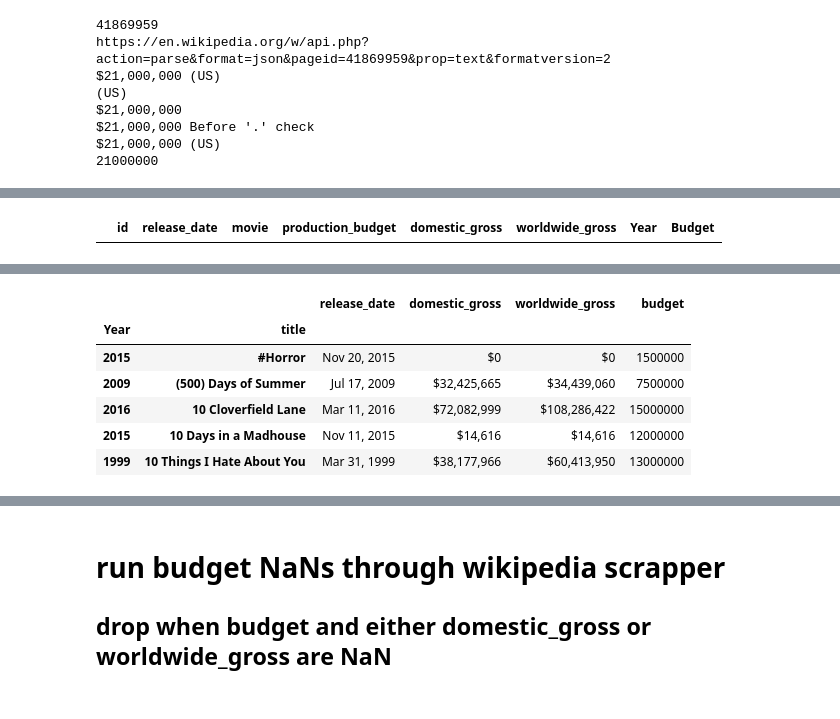
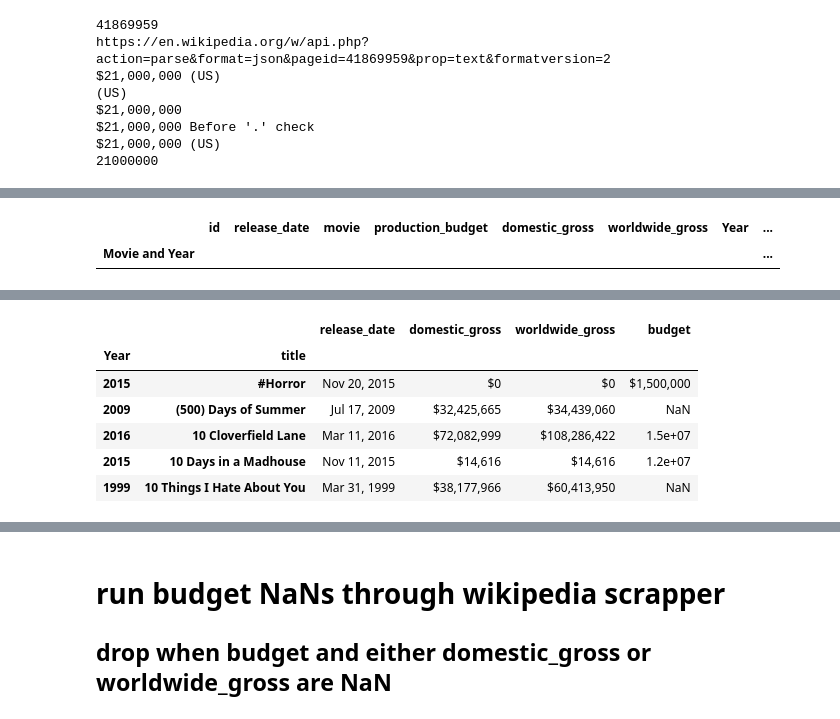
Before and after one commit to stone-ericm/flatiron_phase1_project, a Jupyter notebook: Untitled.ipynb, the cells around one changed output, grey strips where cells are left out. Drawn from its saved outputs; the diff is of its cells as text; code cells hidden in the pictures.

```diff
--- a/Untitled.ipynb
+++ b/Untitled.ipynb
@@ -520,7 +493,8 @@ budget_dict['Warcraft 2016']
 budget_df = pd.DataFrame.from_dict(data = budget_dict, orient = 'index', columns=['Budget'])
 # budget_df['Budget'] = budget_df['Budget'].fillna(-1)
 # %%
-budget_df.to_csv('wiki_budget.csv', mode = 'w')
+# budget_df.to_csv('wiki_budget.csv', mode = 'w')
+budget_df = pd.read_csv('wiki_budget.csv')
 # %%
 working_df_3g.info()
 # %% [output]
@@ -544,5 +520,5 @@ memory usage: 1.9+ MB
 # %%
-# tn_movie_budgets['Year'] = pd.DatetimeIndex(tn_movie_budgets['release_date']).year
+tn_movie_budgets['Year'] = pd.DatetimeIndex(tn_movie_budgets['release_date']).year
 tn_movie_budgets.info()
 # %% [output]
 <class 'pandas.core.frame.DataFrame'>
@@ -570,7 +548,8 @@ tn_movie_budgets.head()
 | 3 | 4 | May 1, 2015 | Avengers: Age of Ultron | $330,600,000 | $459,005,868 | $1,403,013,963 | 2015 | ... |
 | 4 | 5 | Dec 15, 2017 | Star Wars Ep. VIII: The Last Jedi | $317,000,000 | $620,181,382 | $1,316,721,747 | 2017 | ... |
 # %%
-tn_movie_budgets = tn_movie_budgets.set_index('Movie and Year')
+# tn_movie_budgets = tn_movie_budgets.set_index('Movie and Year')
+budget_df = budget_df.set_index('Movie and Year')
 # %%
 budget_df.head()
 # %% [output]
@@ -638,9 +600,10 @@ budget_return_df.head()
 # %%
-# budget_return_df['Year'] = budget_return_df['Year'].astype('int64')
+budget_return_df['Year'] = budget_return_df['Year'].astype('int64')
 budget_return_df[budget_return_df['Year'].isna()]
 # budget_return_df.info()
 # %% [output]
-|  | id | release_date | movie | production_budget | domestic_gross | worldwide_gross | Year | Budget |
+|  | id | release_date | movie | production_budget | domestic_gross | worldwide_gross | Year | ... |
+| Movie and Year |  |  |  |  |  |  |  | ... |
 # %%
 # budget_return_df['production_budget'] = budget_return_df['production_budget'].apply(
 #     lambda x: convert_budget_to_int(x, False)
@@ -675,11 +638,11 @@ budget_return_df.head()
 # %% [output]
 |  |  | release_date | domestic_gross | worldwide_gross | budget |
 | Year | title |  |  |  |  |
-| 2015 | #Horror | Nov 20, 2015 | $0 | $0 | 1500000 |
-| 2009 | (500) Days of Summer | Jul 17, 2009 | $32,425,665 | $34,439,060 | 7500000 |
-| 2016 | 10 Cloverfield Lane | Mar 11, 2016 | $72,082,999 | $108,286,422 | 15000000 |
-| 2015 | 10 Days in a Madhouse | Nov 11, 2015 | $14,616 | $14,616 | 12000000 |
-| 1999 | 10 Things I Hate About You | Mar 31, 1999 | $38,177,966 | $60,413,950 | 13000000 |
+| 2015 | #Horror | Nov 20, 2015 | $0 | $0 | $1,500,000 |
+| 2009 | (500) Days of Summer | Jul 17, 2009 | $32,425,665 | $34,439,060 | NaN |
+| 2016 | 10 Cloverfield Lane | Mar 11, 2016 | $72,082,999 | $108,286,422 | 1.5e+07 |
+| 2015 | 10 Days in a Madhouse | Nov 11, 2015 | $14,616 | $14,616 | 1.2e+07 |
+| 1999 | 10 Things I Hate About You | Mar 31, 1999 | $38,177,966 | $60,413,950 | NaN |
 # %%
 final_df = working_df_3g.join(budget_return_df, lsuffix='_imdb', rsuffix='_tn')
 # %%
```
Also changed, not shown: parts of 29 cells of this notebook, 1 other file.
